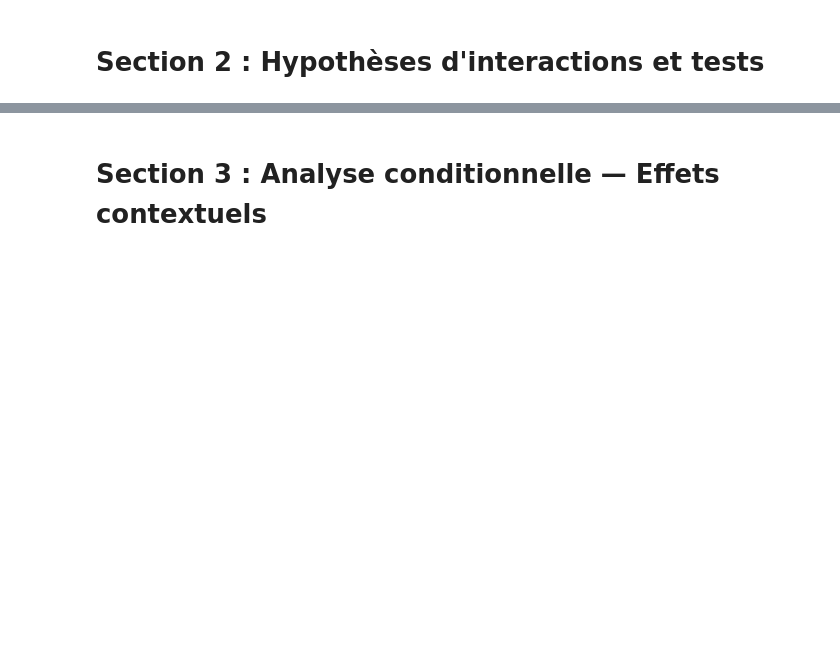
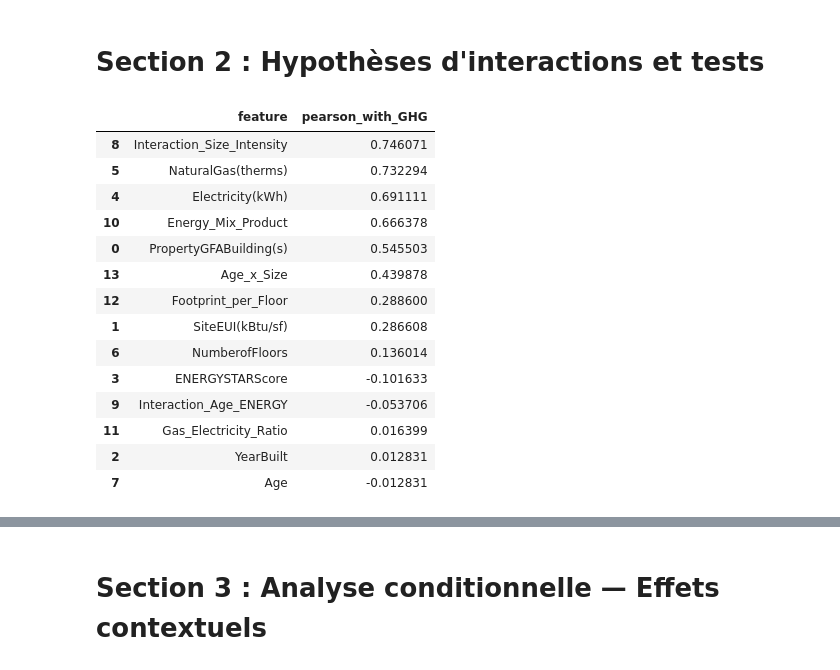
Before and after one commit to Ben10-som/ML-prediction-CO2, a Jupyter notebook: notebooks/04_multivariate_full_analysis.ipynb, the cells around one changed output, grey strips where cells are left out. Cells and saved outputs as stored; diff of their text form; code cells hidden in the pictures; blank space fills up the shorter version.

```diff
--- a/notebooks/04_multivariate_full_analysis.ipynb
+++ b/notebooks/04_multivariate_full_analysis.ipynb
@@ -195,4 +195,61 @@ La structure des données est marquée par une forte asymétrie à droite pour l
 # %% [markdown]
 # Section 2 : Hypothèses d'interactions et tests
 # %%
-# code
+import numpy as np
+import pandas as pd
+import seaborn as sns
+import matplotlib.pyplot as plt
+
+df = df_raw.copy()
+
+# 1) Variables dérivées
+df["Age"] = 2016 - df["YearBuilt"]
+df["Interaction_Size_Intensity"] = df["PropertyGFABuilding(s)"] * df["SiteEUI(kBtu/sf)"]
+df["Interaction_Age_ENERGY"] = df["Age"] * df["ENERGYSTARScore"]
+df["Energy_Mix_Product"] = df["Electricity(kWh)"] * df["NaturalGas(therms)"]
+df["Gas_Electricity_Ratio"] = df["NaturalGas(therms)"] / (df["Electricity(kWh)"] + 1)
+df["Footprint_per_Floor"] = df["PropertyGFABuilding(s)"] / df["NumberofFloors"].replace(0, np.nan)
+df["Age_x_Size"] = df["Age"] * df["PropertyGFABuilding(s)"]
+
+# 2) Tableau de corrélations avec la cible
+features_to_test = [
+    # Individuelles
+    "PropertyGFABuilding(s)",
+    "SiteEUI(kBtu/sf)",
+    "YearBuilt",
+    "ENERGYSTARScore",
+    "Electricity(kWh)",
+    "NaturalGas(therms)",
+    "NumberofFloors",
+    "Age",
+    # Interactions
+    "Interaction_Size_Intensity",
+    "Interaction_Age_ENERGY",
+    "Energy_Mix_Product",
+    "Gas_Electricity_Ratio",
+    "Footprint_per_Floor",
+    "Age_x_Size",
+]
+corr_rows = []
+target = "TotalGHGEmissions"
+for f in features_to_test:
+    s = df[[target, f]].dropna()
+    corr_rows.append({"feature": f, "pearson_with_GHG": s[target].corr(s[f])})
+corr_df = pd.DataFrame(corr_rows).sort_values(by="pearson_with_GHG", key=lambda x: x.abs(), ascending=False)
+corr_df
+# %% [output]
+|  | feature | pearson_with_GHG |
+| 8 | Interaction_Size_Intensity | 0.746071 |
+| 5 | NaturalGas(therms) | 0.732294 |
+| 4 | Electricity(kWh) | 0.691111 |
+| 10 | Energy_Mix_Product | 0.666378 |
+| 0 | PropertyGFABuilding(s) | 0.545503 |
+| 13 | Age_x_Size | 0.439878 |
+| 12 | Footprint_per_Floor | 0.288600 |
+| 1 | SiteEUI(kBtu/sf) | 0.286608 |
+| 6 | NumberofFloors | 0.136014 |
+| 3 | ENERGYSTARScore | -0.101633 |
+| 9 | Interaction_Age_ENERGY | -0.053706 |
+| 11 | Gas_Electricity_Ratio | 0.016399 |
+| 2 | YearBuilt | 0.012831 |
+| 7 | Age | -0.012831 |
```
Also changed, not shown: parts of 3 cells of this notebook.
